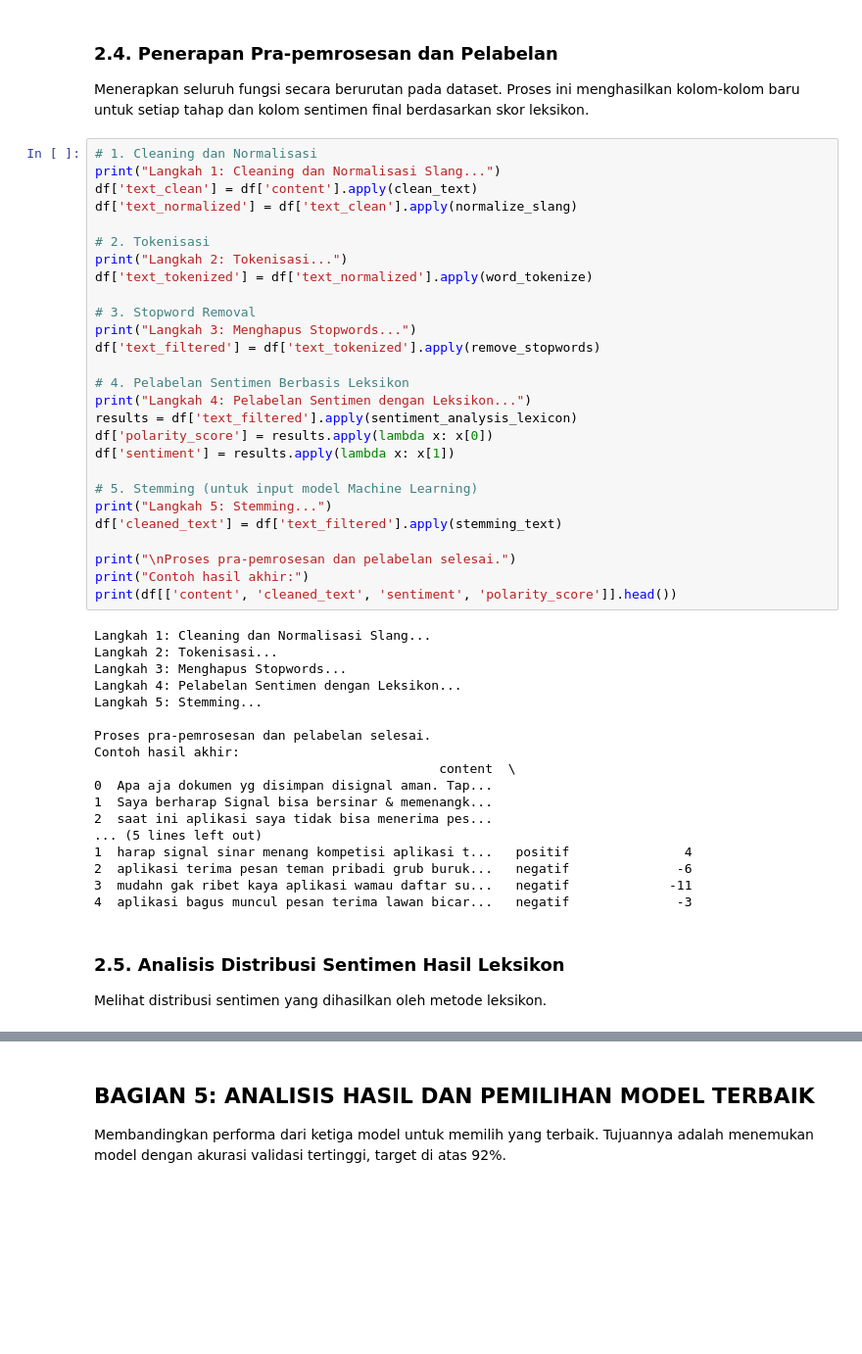
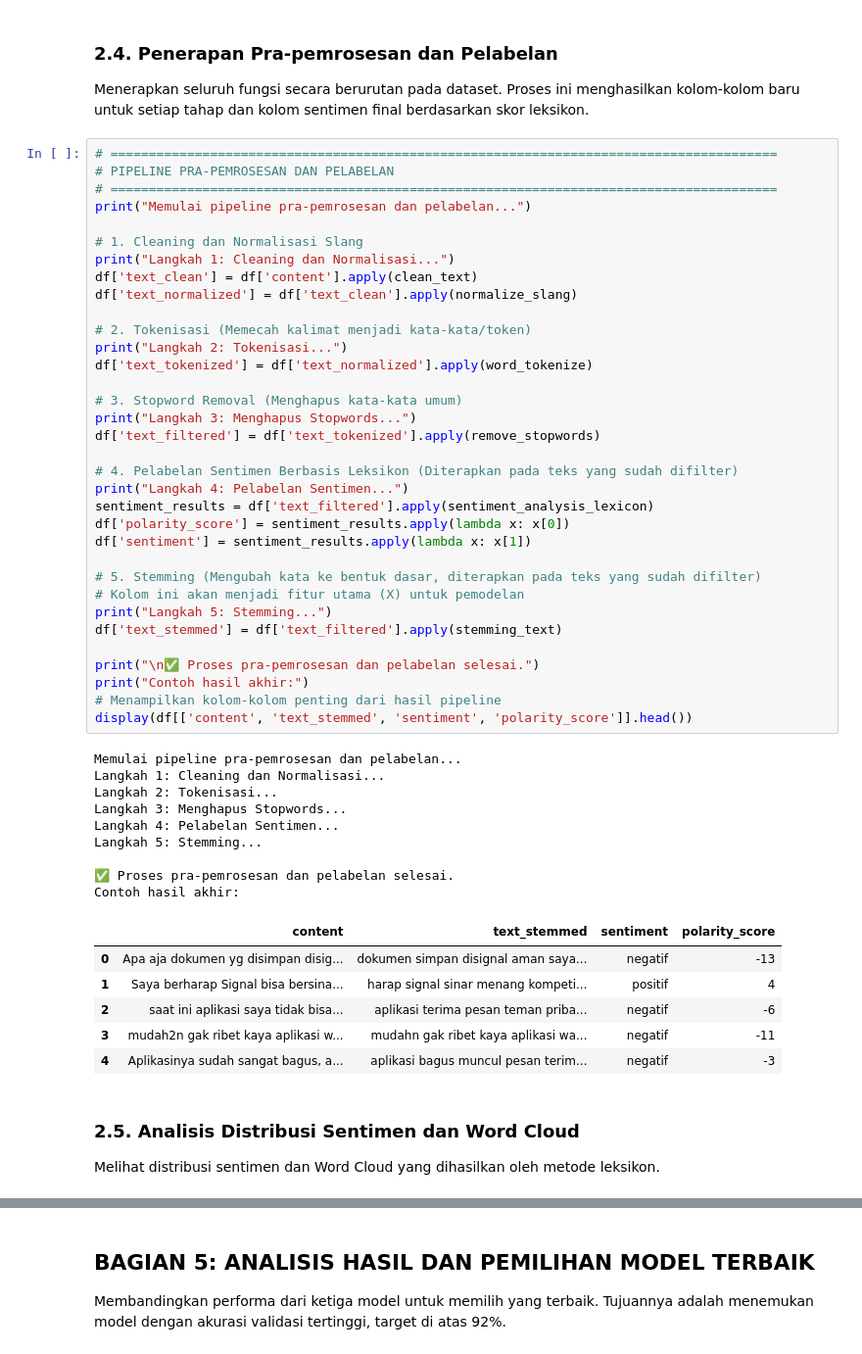
Before and after one commit to husainfadhlillah/dicoding-AppProductReview-SentimentAnalysis, a Jupyter notebook: Analisis Sentimen_Muhammad Husain Fadhlillah/sentiment_analysis_signal.ipynb, the cells around one changed output, grey strips where cells are left out. Shown at 98% size. Cells and saved outputs as stored; diff of their text form; blank space fills up the shorter version.

```diff
--- a/Analisis Sentimen_Muhammad Husain Fadhlillah/sentiment_analysis_signal.ipynb
+++ b/Analisis Sentimen_Muhammad Husain Fadhlillah/sentiment_analysis_signal.ipynb
@@ -231,51 +204,56 @@ Fungsi pra-pemrosesan dan pelabelan leksikon siap digunakan.
 ### 2.4. Penerapan Pra-pemrosesan dan Pelabelan
 Menerapkan seluruh fungsi secara berurutan pada dataset. Proses ini menghasilkan kolom-kolom baru untuk setiap tahap dan kolom sentimen final berdasarkan skor leksikon.
 # %%
-# 1. Cleaning dan Normalisasi
-print("Langkah 1: Cleaning dan Normalisasi Slang...")
+# =======================================================================================
+# PIPELINE PRA-PEMROSESAN DAN PELABELAN
+# =======================================================================================
+print("Memulai pipeline pra-pemrosesan dan pelabelan...")
+
+# 1. Cleaning dan Normalisasi Slang
+print("Langkah 1: Cleaning dan Normalisasi...")
 df['text_clean'] = df['content'].apply(clean_text)
 df['text_normalized'] = df['text_clean'].apply(normalize_slang)
 
-# 2. Tokenisasi
+# 2. Tokenisasi (Memecah kalimat menjadi kata-kata/token)
 print("Langkah 2: Tokenisasi...")
 df['text_tokenized'] = df['text_normalized'].apply(word_tokenize)
 
-# 3. Stopword Removal
+# 3. Stopword Removal (Menghapus kata-kata umum)
 print("Langkah 3: Menghapus Stopwords...")
 df['text_filtered'] = df['text_tokenized'].apply(remove_stopwords)
 
-# 4. Pelabelan Sentimen Berbasis Leksikon
-print("Langkah 4: Pelabelan Sentimen dengan Leksikon...")
-results = df['text_filtered'].apply(sentiment_analysis_lexicon)
-df['polarity_score'] = results.apply(lambda x: x[0])
-df['sentiment'] = results.apply(lambda x: x[1])
+# 4. Pelabelan Sentimen Berbasis Leksikon (Diterapkan pada teks yang sudah difilter)
+print("Langkah 4: Pelabelan Sentimen...")
+sentiment_results = df['text_filtered'].apply(sentiment_analysis_lexicon)
+df['polarity_score'] = sentiment_results.apply(lambda x: x[0])
+df['sentiment'] = sentiment_results.apply(lambda x: x[1])
 
-# 5. Stemming (untuk input model Machine Learning)
+# 5. Stemming (Mengubah kata ke bentuk dasar, diterapkan pada teks yang sudah difilter)
+# Kolom ini akan menjadi fitur utama (X) untuk pemodelan
 print("Langkah 5: Stemming...")
-df['cleaned_text'] = df['text_filtered'].apply(stemming_text)
+df['text_stemmed'] = df['text_filtered'].apply(stemming_text)
 
-print("\nProses pra-pemrosesan dan pelabelan selesai.")
+print("\n✅ Proses pra-pemrosesan dan pelabelan selesai.")
 print("Contoh hasil akhir:")
-print(df[['content', 'cleaned_text', 'sentiment', 'polarity_score']].head())
+# Menampilkan kolom-kolom penting dari hasil pipeline
+display(df[['content', 'text_stemmed', 'sentiment', 'polarity_score']].head())
 # %% [output]
-Langkah 1: Cleaning dan Normalisasi Slang...
+Memulai pipeline pra-pemrosesan dan pelabelan...
+Langkah 1: Cleaning dan Normalisasi...
 Langkah 2: Tokenisasi...
 Langkah 3: Menghapus Stopwords...
-Langkah 4: Pelabelan Sentimen dengan Leksikon...
+Langkah 4: Pelabelan Sentimen...
 Langkah 5: Stemming...
 
-Proses pra-pemrosesan dan pelabelan selesai.
+✅ Proses pra-pemrosesan dan pelabelan selesai.
 Contoh hasil akhir:
-                                             content  \
-0  Apa aja dokumen yg disimpan disignal aman. Tap...
-1  Saya berharap Signal bisa bersinar & memenangk...
-2  saat ini aplikasi saya tidak bisa menerima pes...
-... (5 lines left out)
-1  harap signal sinar menang kompetisi aplikasi t...   positif               4
-2  aplikasi terima pesan teman pribadi grub buruk...   negatif              -6
-3  mudahn gak ribet kaya aplikasi wamau daftar su...   negatif             -11
-4  aplikasi bagus muncul pesan terima lawan bicar...   negatif              -3
+|  | content | text_stemmed | sentiment | polarity_score |
+| 0 | Apa aja dokumen yg disimpan disig... | dokumen simpan disignal aman saya... | negatif | -13 |
+| 1 | Saya berharap Signal bisa bersina... | harap signal sinar menang kompeti... | positif | 4 |
+| 2 | saat ini aplikasi saya tidak bisa... | aplikasi terima pesan teman priba... | negatif | -6 |
+| 3 | mudah2n gak ribet kaya aplikasi w... | mudahn gak ribet kaya aplikasi wa... | negatif | -11 |
+| 4 | Aplikasinya sudah sangat bagus, a... | aplikasi bagus muncul pesan terim... | negatif | -3 |
 # %% [markdown]
-### 2.5. Analisis Distribusi Sentimen Hasil Leksikon
-Melihat distribusi sentimen yang dihasilkan oleh metode leksikon.
+### 2.5. Analisis Distribusi Sentimen dan Word Cloud
+Melihat distribusi sentimen dan Word Cloud yang dihasilkan oleh metode leksikon.
 # %%
```
Also changed, not shown: parts of 18 cells of this notebook.
